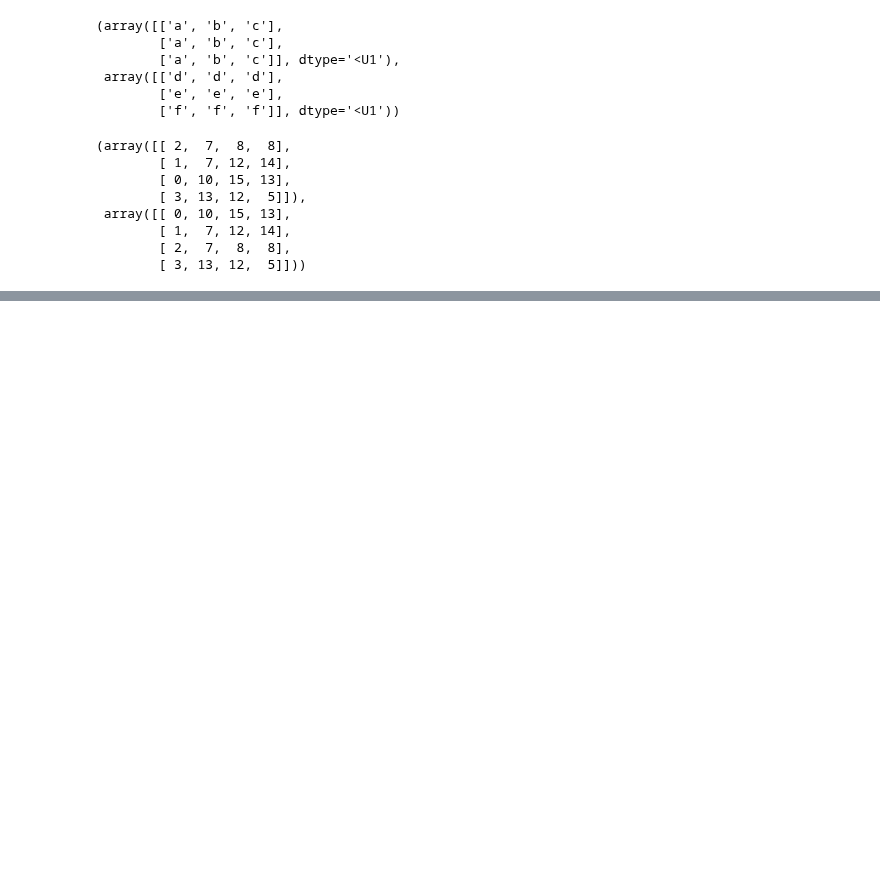
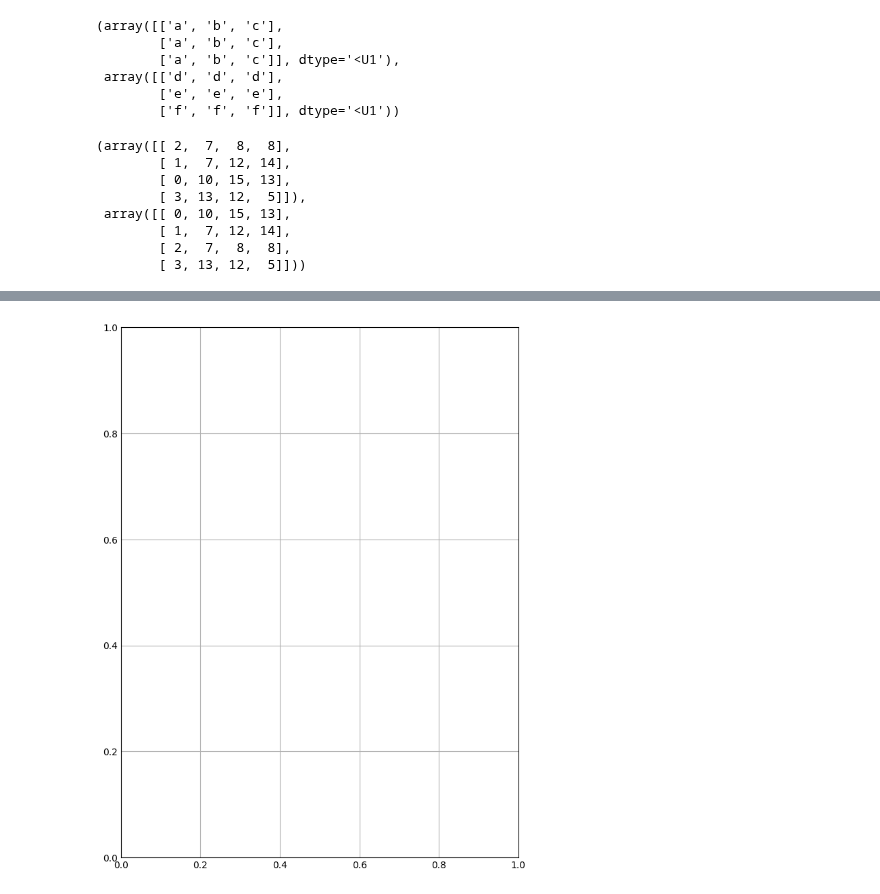
Before and after one commit to ChriGomm/master, a Jupyter notebook: numerics/dip_dip.ipynb, the cells around one changed output, grey strips where cells are left out. Saved outputs shown, nothing was run; the diff lists cells and outputs as text; code cells hidden in the pictures; blank space fills up the shorter version.

```diff
--- a/numerics/dip_dip.ipynb
+++ b/numerics/dip_dip.ipynb
@@ -250,0 +458,83 @@ d, np.array(sorted(d, key=lambda x: x[0]))
+# %%
+k1 = np.zeros(3)
+b = 4*np.pi/3/np.sqrt(3)
+k2 = np.array([0,b,0])
+k3 = b*np.array([np.sqrt(3)/4,3/4,0])
+def sort_eigenvalues(eigenvalues: np.ndarray,eigenvectors: np.ndarray) -> np.ndarray:
+    """Sort eigenvalues in ascending order."""
+    eigenvectors *= np.conjugate(eigenvectors[0, :])/np.array([np.absolute(eigenvectors[0,i]) for i in range(eigenvectors.shape[1])]) # Normalize the eigenvectors
+    comb = np.column_stack((eigenvalues.T, eigenvectors.T))
+    # return comb
+    sorted_comb = sorted(comb, key=lambda x: x[0])
+    return np.array(sorted_comb)
+
+
+def k_course(t: float) -> np.ndarray:
+    """Calculate the k vector based on the time parameter t."""
+    if t < 1/3:
+        return (1-t*3) * k3
+    elif t < 2/3:
+        return (t-1/3)*3* k2
+    else:
+        return (t-2/3)*3 * (k3-k2) + k2
+
+fig, ax  = plt.subplots(figsize=(6, 8))
+
+k1 = 2*np.pi/3*np.array([-1,np.sqrt(3),0])
+k2 = 4*np.pi/3*np.array([1,0,0])
+
+# k_index = np.arange(1,grid_size+1)/grid_size
+# eigenvals = np.zeros((6,grid_size,grid_size))
+# for i in range(grid_size):
+#     for j in range(grid_size):
+#         # kx = 2*np.pi/3*(-k_index[i]+2*k_index[j])
+#         # ky = 2/np.pi/np.sqrt(3)*k_index[i]
+#         # k = np.array([kx, ky, 0])
+#         k = i/grid_size * k1 + j/grid_size * k2
+#         dmat = D_mat(k)
+#         eigvals, eigvecs = np.linalg.eig(dmat)
+#         eigs = sort_eigenvalues(eigvals, eigvecs)
+#         eigenvals[:, i, j] = np.real(eigs[:, 0])
+# for i in range(grid_size):
+#     for j in range(grid_size):
+#         for h in range(6):
+#             ax.scatter(2/np.pi/np.sqrt(3)*k_index[i], eigenvals[h, i, j], color='blue', s=10, alpha=0.5)
+
+# plt.show()
+
+k_index = np.arange(1,grid_size+1)/grid_size
+eigenvals = np.zeros((6*grid_size**2,grid_size))
+for i in range(grid_size):
+
+        k = i/grid_size * k1 + j/grid_size * k2
+        dmat = interaction_matrix(k_index[i])
+        eigvals, eigvecs = np.linalg.eig(dmat)
+        print(eigvals.shape)
+        break
+
+for i in range(grid_size):
+    for j in range(grid_size):
+        for h in range(6):
+            ax.scatter(2/np.pi/np.sqrt(3)*k_index[i], eigenvals[h, i, j], color='blue', s=10, alpha=0.5)
+
+plt.show()
+
+
+# t = np.linspace(0, 1,20)
+# eigs = np.zeros((len(t), 6,7), dtype=complex)
+# for i in range(len(t)):
+# # for i in range(2):
+#     k = k_course(t[i])
+#     dmat = D_mat(k)
+#     eigvals, eigvecs = np.linalg.eig(dmat)
+#     eigs[i, :] = sort_eigenvalues(eigvals, eigvecs)
+#     # k_course2 = k2+np.array([1,0,0])*(-1/2+t[i])
+#     # dmat2 = D_mat(k_course2)
+#     # eigvals2, eigvecs2 = np.linalg.eig(dmat2)
+#     # eigs2[i, :] = sort_eigenvalues(eigvals2, eigvecs2)
+#     # Plot the k vector
+#     # ax.scatter(k[0], k[1], color='blue', s=10)
+#     for eig in eigvals:
+#         ax.scatter(t[i],eig,color='blue', s=10, alpha=0.5)
+# plt.show()
+# %% [output]
@@ -250,0 +543 @@ d, np.array(sorted(d, key=lambda x: x[0]))
+[figure, added]
```
Also changed, not shown: parts of 8 cells of this notebook, 34 other files.
